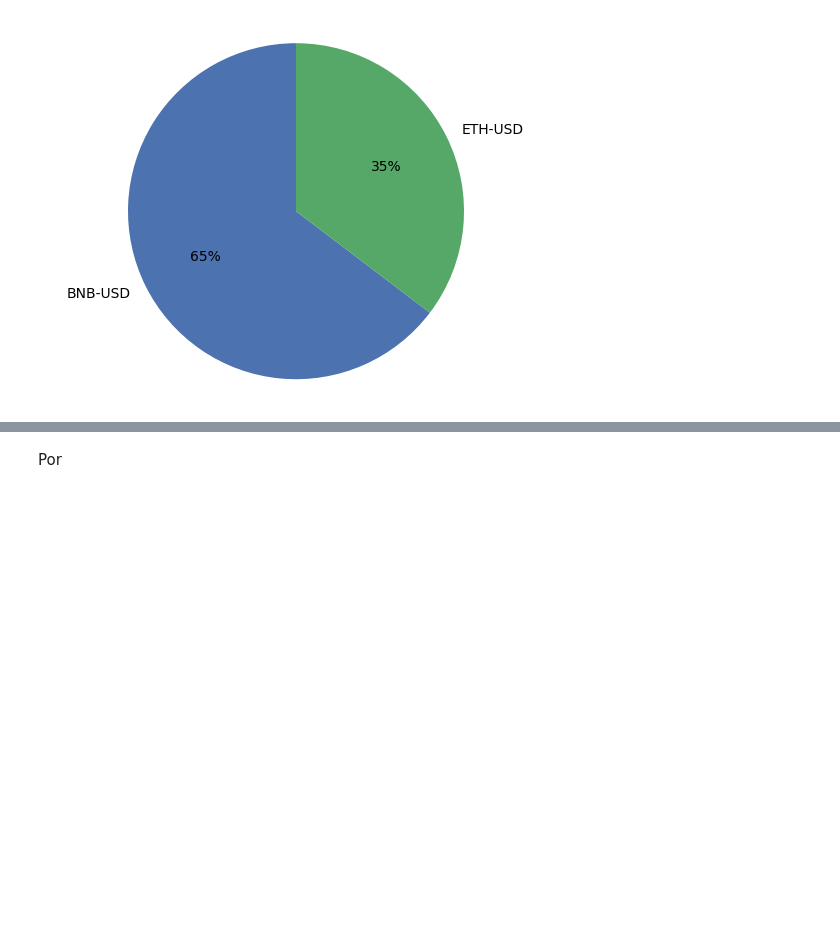
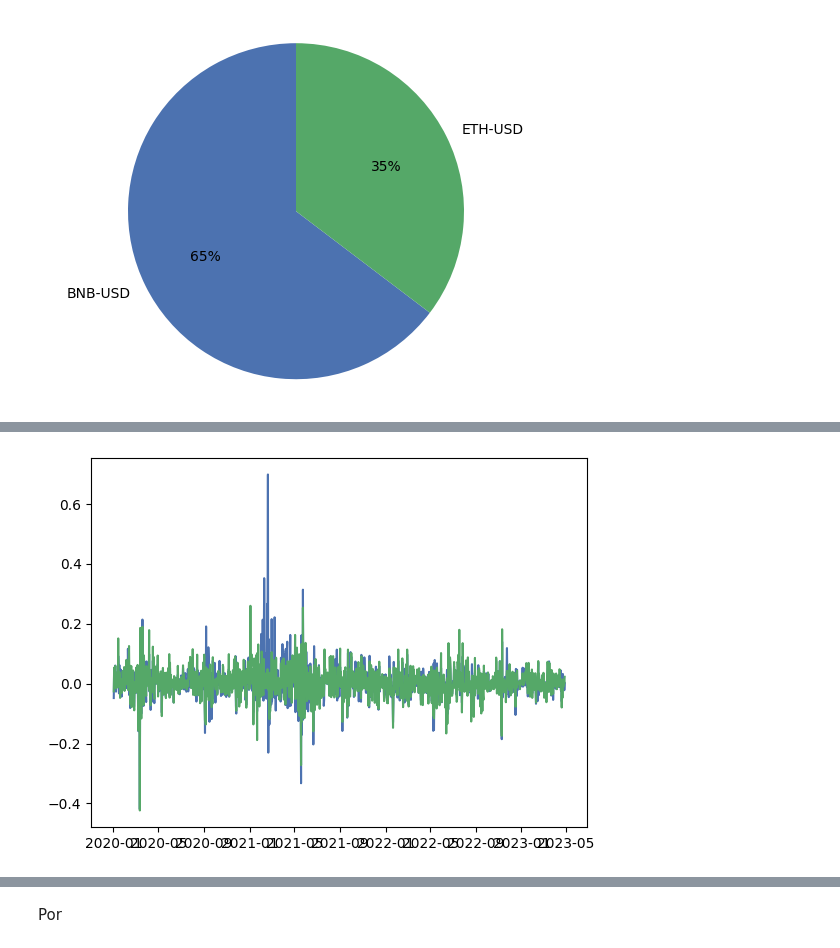
Before and after one commit to mzaoualim/cryptocurrency_portfolio_optimization_app, a Jupyter notebook: crypto_portfolio_optimization.ipynb, the cells around one changed output, grey strips where cells are left out. Saved outputs shown, nothing was run; the diff lists cells and outputs as text; code cells hidden in the pictures; blank space fills up the shorter version.

```diff
--- a/crypto_portfolio_optimization.ipynb
+++ b/crypto_portfolio_optimization.ipynb
@@ -344,0 +357,5 @@ plt.show()
+# %%
+select_assets = data[labels]
+# %%
+for i in labels:
+  select_assets[f'daily_return_{i}'] = data[i].pct_change()
@@ -344,0 +372,6 @@ plt.show()
+# %%
+plt.subplots()
+plt.plot(select_assets[['daily_return_BNB-USD', 'daily_return_ETH-USD']])
+plt.show()
+# %% [output]
+[figure, added]
```
Also changed, not shown: parts of 25 cells of this notebook.
